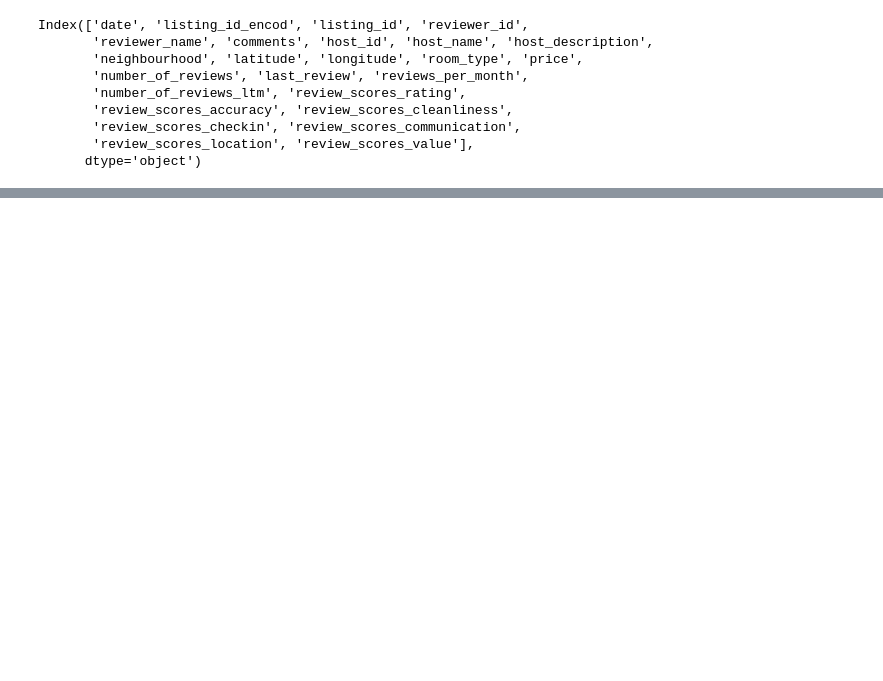
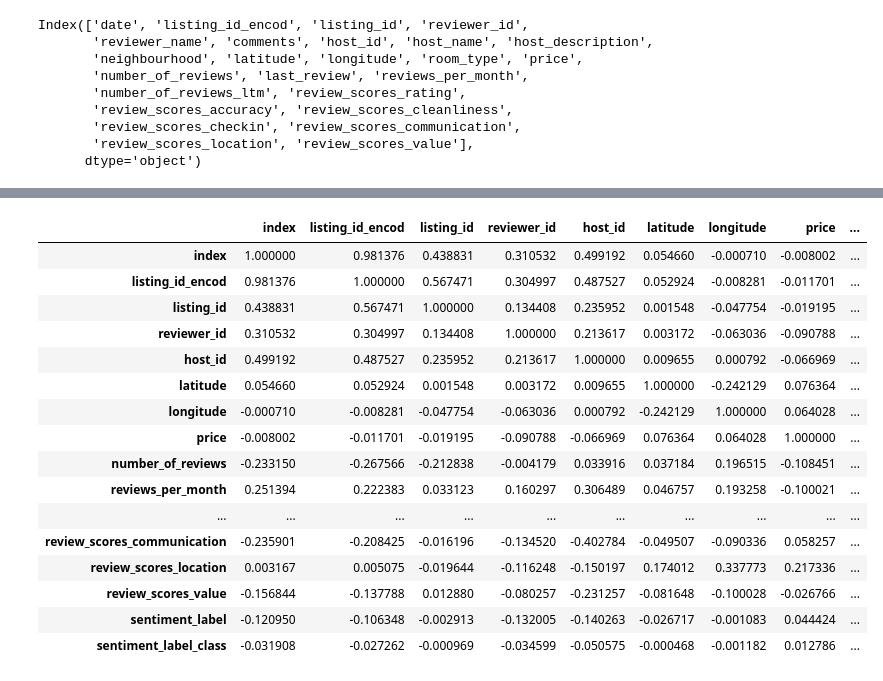
Before and after one commit to TanjaDS/Examensarbete_Airbnb, a Jupyter notebook: transformation_and_EDA/EDA.ipynb, the cells around one changed output, grey strips where cells are left out. Cells and saved outputs as stored; diff of their text form; code cells hidden in the pictures; blank space fills up the shorter version.

```diff
--- a/transformation_and_EDA/EDA.ipynb
+++ b/transformation_and_EDA/EDA.ipynb
@@ -144,3 +144,6 @@ proportion_neg_reviews
 # %%
 fig = px.bar(proportion_neg_reviews.sort_values('percent_of_neg_reviews'), x='percent_of_neg_reviews', y='neighbourhood')
 fig.update_traces(marker_color=MAIN_COLOR)
+# %%
+df_hosts_reviews_en_labeled.corr()
+# %% [output]
@@ -146,0 +151,17 @@ fig.update_traces(marker_color=MAIN_COLOR)
+|  | index | listing_id_encod | listing_id | reviewer_id | host_id | latitude | longitude | price | ... |
+| index | 1.000000 | 0.981376 | 0.438831 | 0.310532 | 0.499192 | 0.054660 | -0.000710 | -0.008002 | ... |
+| listing_id_encod | 0.981376 | 1.000000 | 0.567471 | 0.304997 | 0.487527 | 0.052924 | -0.008281 | -0.011701 | ... |
+| listing_id | 0.438831 | 0.567471 | 1.000000 | 0.134408 | 0.235952 | 0.001548 | -0.047754 | -0.019195 | ... |
+| reviewer_id | 0.310532 | 0.304997 | 0.134408 | 1.000000 | 0.213617 | 0.003172 | -0.063036 | -0.090788 | ... |
+| host_id | 0.499192 | 0.487527 | 0.235952 | 0.213617 | 1.000000 | 0.009655 | 0.000792 | -0.066969 | ... |
+| latitude | 0.054660 | 0.052924 | 0.001548 | 0.003172 | 0.009655 | 1.000000 | -0.242129 | 0.076364 | ... |
+| longitude | -0.000710 | -0.008281 | -0.047754 | -0.063036 | 0.000792 | -0.242129 | 1.000000 | 0.064028 | ... |
+| price | -0.008002 | -0.011701 | -0.019195 | -0.090788 | -0.066969 | 0.076364 | 0.064028 | 1.000000 | ... |
+| number_of_reviews | -0.233150 | -0.267566 | -0.212838 | -0.004179 | 0.033916 | 0.037184 | 0.196515 | -0.108451 | ... |
+| reviews_per_month | 0.251394 | 0.222383 | 0.033123 | 0.160297 | 0.306489 | 0.046757 | 0.193258 | -0.100021 | ... |
+| ... | ... | ... | ... | ... | ... | ... | ... | ... | ... |
+| review_scores_communication | -0.235901 | -0.208425 | -0.016196 | -0.134520 | -0.402784 | -0.049507 | -0.090336 | 0.058257 | ... |
+| review_scores_location | 0.003167 | 0.005075 | -0.019644 | -0.116248 | -0.150197 | 0.174012 | 0.337773 | 0.217336 | ... |
+| review_scores_value | -0.156844 | -0.137788 | 0.012880 | -0.080257 | -0.231257 | -0.081648 | -0.100028 | -0.026766 | ... |
+| sentiment_label | -0.120950 | -0.106348 | -0.002913 | -0.132005 | -0.140263 | -0.026717 | -0.001083 | 0.044424 | ... |
+| sentiment_label_class | -0.031908 | -0.027262 | -0.000969 | -0.034599 | -0.050575 | -0.000468 | -0.001182 | 0.012786 | ... |
```
Also changed, not shown: parts of 11 cells of this notebook, 25 other files.
